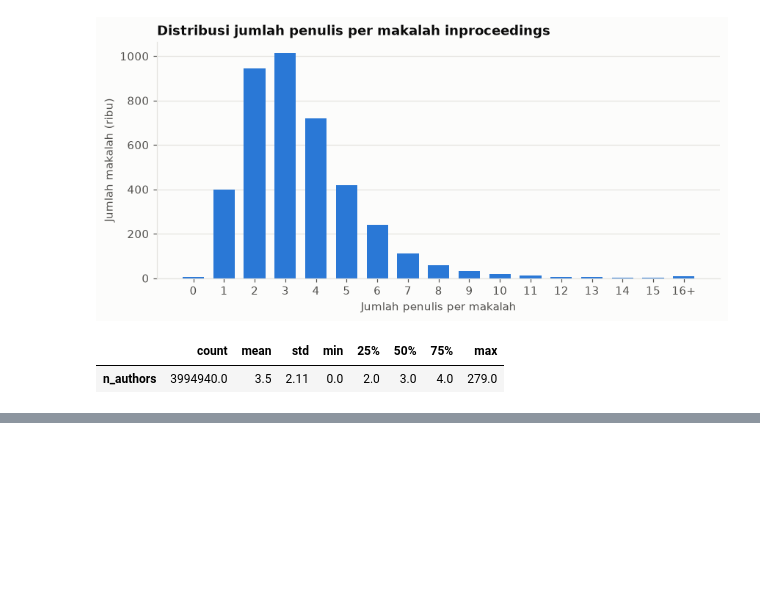
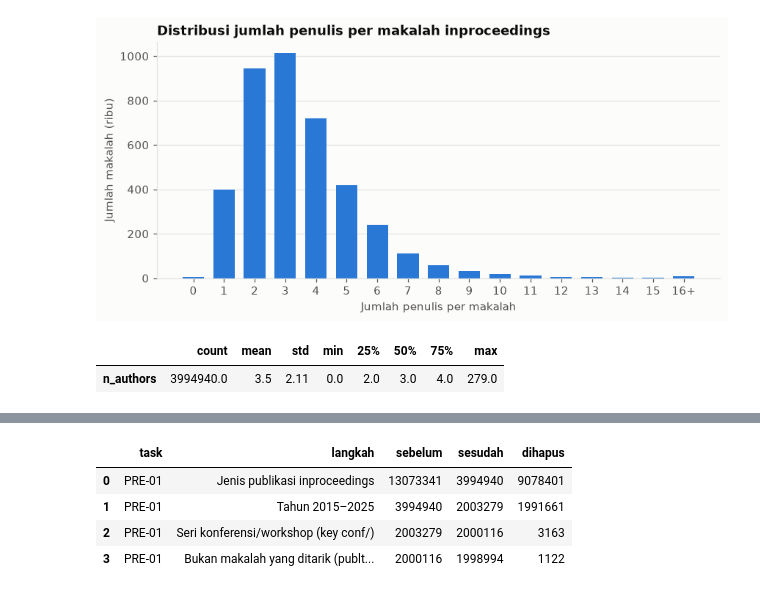
Before and after one commit to RNXFreeze/IF4041-Datmin-Tubes-Kel1, a Jupyter notebook: notebooks/01_data_extraction_preprocessing.ipynb, the cells around one changed output, grey strips where cells are left out. Cells and saved outputs as stored; diff of their text form; code cells hidden in the pictures; blank space fills up the shorter version.

Commit message:
feat: add scope selection step to preprocessing

```diff
--- a/notebooks/01_data_extraction_preprocessing.ipynb
+++ b/notebooks/01_data_extraction_preprocessing.ipynb
@@ -231,0 +244,13 @@ inproc["n_authors"].describe().round(2).to_frame("n_authors").T
+# %%
+from src.preprocess import Funnel, select_scope
+
+del inproc
+funnel = Funnel()
+papers = select_scope(funnel)
+funnel.table()
+# %% [output]
+|  | task | langkah | sebelum | sesudah | dihapus |
+| 0 | PRE-01 | Jenis publikasi inproceedings | 13073341 | 3994940 | 9078401 |
+| 1 | PRE-01 | Tahun 2015–2025 | 3994940 | 2003279 | 1991661 |
+| 2 | PRE-01 | Seri konferensi/workshop (key conf/) | 2003279 | 2000116 | 3163 |
+| 3 | PRE-01 | Bukan makalah yang ditarik (publt... | 2000116 | 1998994 | 1122 |
```
Also changed, not shown: parts of 4 cells of this notebook, 1 other file.
